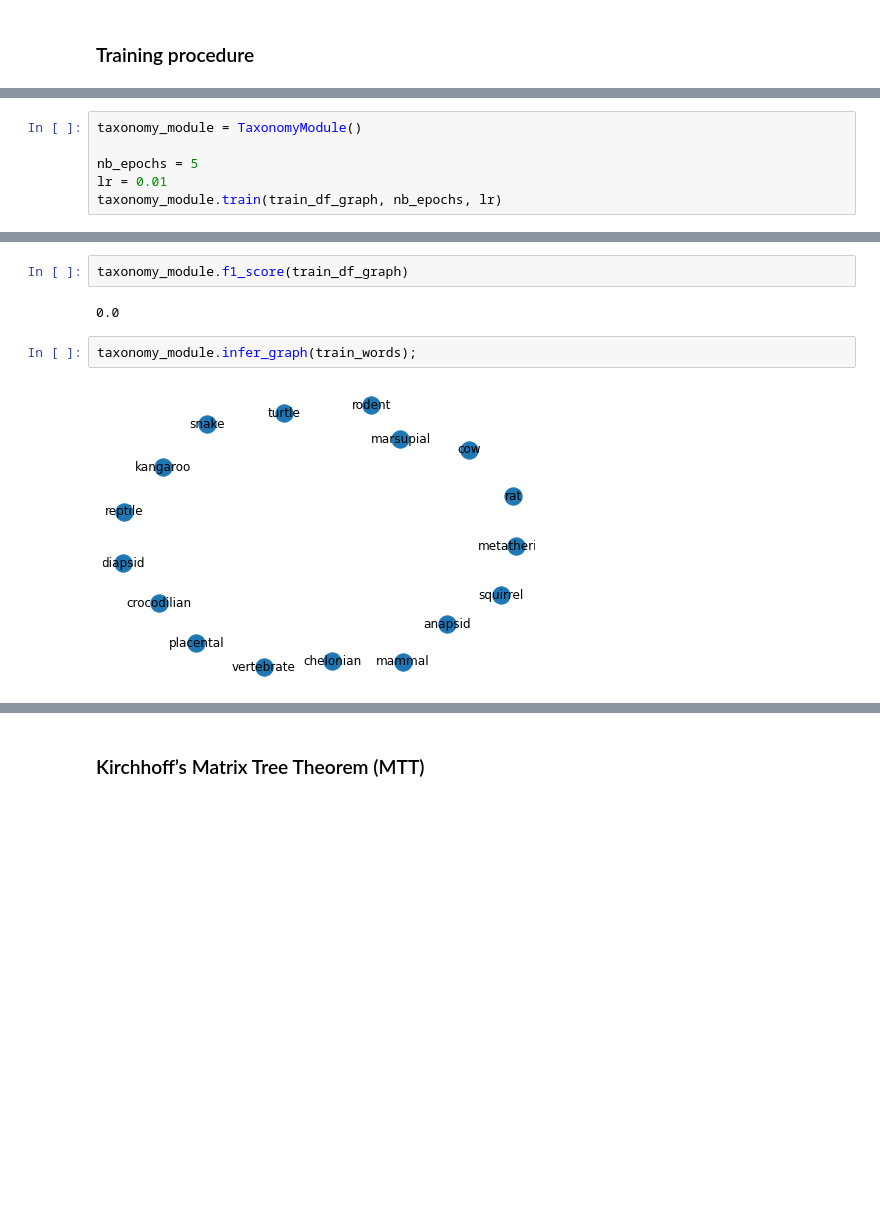
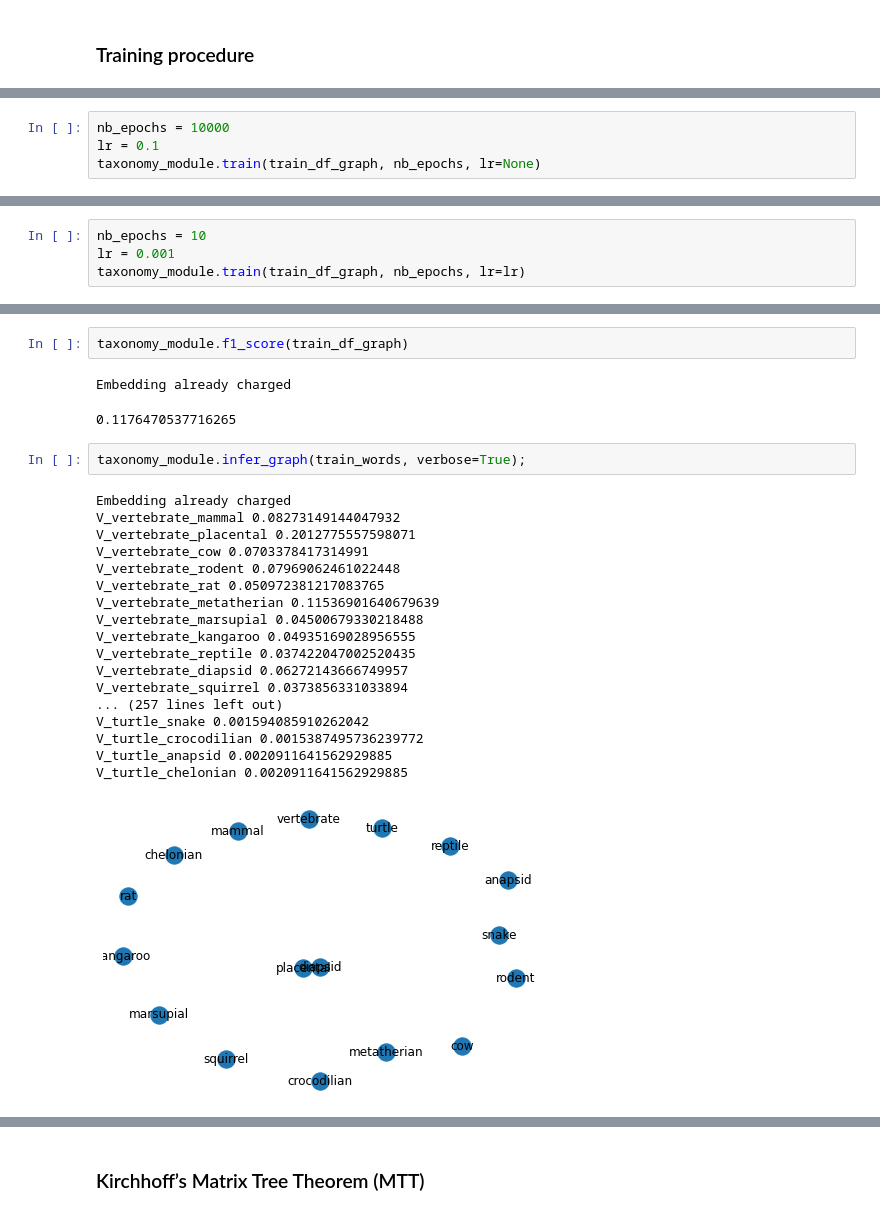
Before and after one commit to clement-bonnet/belief-propagation, a Jupyter notebook: GraphicalModelsProject.ipynb, the cells around one changed output, grey strips where cells are left out. Saved outputs shown, nothing was run; the diff lists cells and outputs as text; blank space fills up the shorter version.

```diff
--- a/GraphicalModelsProject.ipynb
+++ b/GraphicalModelsProject.ipynb
@@ -81,7 +92,5 @@ plot_nx_graph(w=np.array([-3, 6]), words=train_words, embedding=np.array(train_d
 # %%
-taxonomy_module = TaxonomyModule()
-
-nb_epochs = 5
-lr = 0.01
-taxonomy_module.train(train_df_graph, nb_epochs, lr)
+nb_epochs = 10000
+lr = 0.1
+taxonomy_module.train(train_df_graph, nb_epochs, lr=None)
 # %% [output]
@@ -92,0 +114,4 @@ taxonomy_module.train(train_df_graph, nb_epochs, lr)
+# %%
+nb_epochs = 10
+lr = 0.001
+taxonomy_module.train(train_df_graph, nb_epochs, lr=lr)
@@ -93,11 +149,29 @@ taxonomy_module.train(train_df_graph, nb_epochs, lr)
 # %%
 taxonomy_module.f1_score(train_df_graph)
 # %% [output]
-0.0
+Embedding already charged
+0.1176470537716265
 # %%
-taxonomy_module.infer_graph(train_words);
+taxonomy_module.infer_graph(train_words, verbose=True);
 # %% [output]
+Embedding already charged
+V_vertebrate_mammal 0.08273149144047932
+V_vertebrate_placental 0.2012775557598071
+V_vertebrate_cow 0.0703378417314991
+V_vertebrate_rodent 0.07969062461022448
+V_vertebrate_rat 0.050972381217083765
+V_vertebrate_metatherian 0.11536901640679639
+V_vertebrate_marsupial 0.04500679330218488
+V_vertebrate_kangaroo 0.04935169028956555
+V_vertebrate_reptile 0.037422047002520435
+V_vertebrate_diapsid 0.06272143666749957
+V_vertebrate_squirrel 0.0373856331033894
+... (257 lines left out)
+V_turtle_snake 0.001594085910262042
+V_turtle_crocodilian 0.0015387495736239772
+V_turtle_anapsid 0.0020911641562929885
+V_turtle_chelonian 0.0020911641562929885
-[figure, old version]
+[figure, new version]
 # %%
 taxonomy_module.infer_graph(train_df_graph);
 # %% [output]
```
Also changed, not shown: parts of 17 cells of this notebook, 2 other files.
